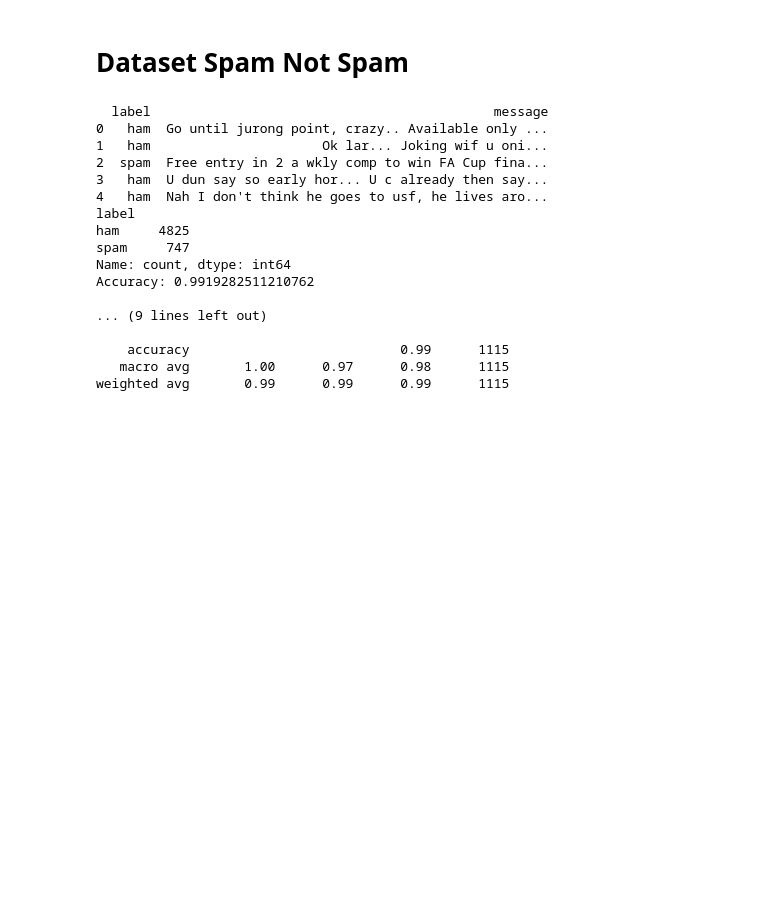
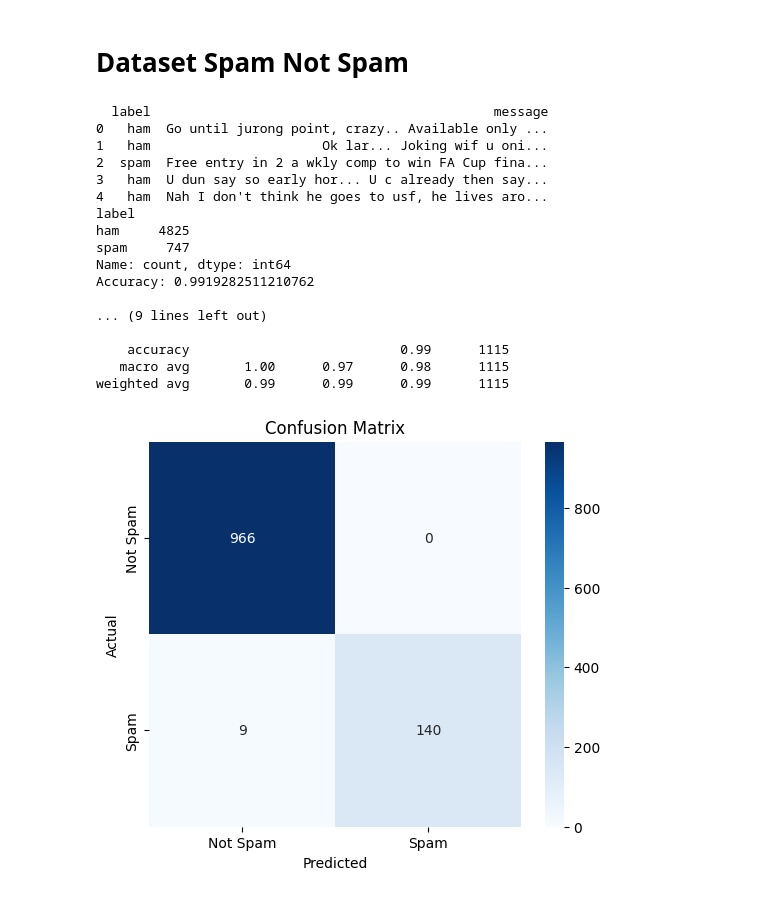
Before and after one commit to MMKAVERAPPA/ML_Lab, a Jupyter notebook: Lab2_14-10-2025/bayes.ipynb, the cells around one changed output. Saved outputs shown, nothing was run; the diff lists cells and outputs as text; code cells hidden in the pictures; blank space fills up the shorter version.

Commit message:
Added graphs to make it better looking

```diff
--- a/Lab2_14-10-2025/bayes.ipynb
+++ b/Lab2_14-10-2025/bayes.ipynb
@@ -151,6 +151,9 @@ from sklearn.model_selection import train_test_split
 from sklearn.feature_extraction.text import CountVectorizer
 from sklearn.naive_bayes import MultinomialNB
 from sklearn.metrics import accuracy_score, confusion_matrix, classification_report
+import matplotlib.pyplot as plt
+import seaborn as sns
+import numpy as np
 
 # Step 1: Load the SMS Spam Collection Dataset
 url = "https://raw.githubusercontent.com/justmarkham/pycon-2016-tutorial/master/data/sms.tsv"
@@ -160,7 +163,7 @@ df = pd.read_csv(url, sep='\t', header=None, names=['label', 'message'])
 print(df.head())
 print(df['label'].value_counts())
 
-# Step 3: Encode labels: 'ham' -> 0, 'spam' -> 1
+# Step 3: Encode labels: 'ham' -> 0 (Not Spam), 'spam' -> 1 (Spam)
 df['label_num'] = df.label.map({'ham': 0, 'spam': 1})
 
 # Step 4: Split into features and target
@@ -176,31 +179,79 @@ X_train_vec = vectorizer.fit_transform(X_train)
 X_test_vec = vectorizer.transform(X_test)
 
 # Step 7: Initialize and train Multinomial Naive Bayes model (good for text data)
 model = MultinomialNB()
 model.fit(X_train_vec, y_train)
 
 # Step 8: Predict on test set
 y_pred = model.predict(X_test_vec)
 
 # Step 9: Evaluate
 print("Accuracy:", accuracy_score(y_test, y_pred))
 print("\nConfusion Matrix:\n", confusion_matrix(y_test, y_pred))
-print("\nClassification Report:\n", classification_report(y_test, y_pred))
+print("\nClassification Report:\n", classification_report(y_test, y_pred, target_names=["Not Spam", "Spam"]))
+
+# Step 10: Plot Confusion Matrix
+cm = confusion_matrix(y_test, y_pred)
+plt.figure(figsize=(6, 5))
+sns.heatmap(cm, annot=True, fmt="d", cmap="Blues", xticklabels=['Not Spam', 'Spam'], yticklabels=['Not Spam', 'Spam'])
+plt.title('Confusion Matrix')
+plt.xlabel('Predicted')
+plt.ylabel('Actual')
+plt.show()
+
+# Step 11: Plot Precision, Recall, F1-Score for each class (Not Spam and Spam)
+report = classification_report(y_test, y_pred, output_dict=True)
+metrics = ['precision', 'recall', 'f1-score']
+
+# Extract values for precision, recall, and f1-score for Not Spam (0) and Spam (1)
+not_spam_metrics = [report['0'][metric] for metric in metrics]  # Not Spam is represented by 0
+spam_metrics = [report['1'][metric] for metric in metrics]  # Spam is represented by 1
+
+# Create bar plots
+x = np.arange(len(metrics))  # position of bars
+width = 0.35  # bar width
+
+fig, ax = plt.subplots(figsize=(8, 6))
+rects1 = ax.bar(x - width/2, not_spam_metrics, width, label='Not Spam')
+rects2 = ax.bar(x + width/2, spam_metrics, width, label='Spam')
+
+# Add some text for labels, title and custom x-axis tick labels, etc.
+ax.set_ylabel('Scores')
+ax.set_title('Precision, Recall, and F1-Score by Class')
+ax.set_xticks(x)
+ax.set_xticklabels(metrics)
+ax.legend()
+
+# Display values on top of the bars
+def add_values(rects):
+    for rect in rects:
+        height = rect.get_height()
+        ax.annotate(f'{height:.2f}',
+                    xy=(rect.get_x() + rect.get_width() / 2, height),
+                    xytext=(0, 3),  # 3 points vertical offset
+                    textcoords="offset points",
+                    ha='center', va='bottom')
+
+add_values(rects1)
+add_values(rects2)
+
+plt.show()
 # %% [output]
   label                                            message
 0   ham  Go until jurong point, crazy.. Available only ...
 1   ham                      Ok lar... Joking wif u oni...
 2  spam  Free entry in 2 a wkly comp to win FA Cup fina...
 3   ham  U dun say so early hor... U c already then say...
 4   ham  Nah I don't think he goes to usf, he lives aro...
 label
 ham     4825
 spam     747
 Name: count, dtype: int64
 Accuracy: 0.9919282511210762
 
 ... (9 lines left out)
 
     accuracy                           0.99      1115
    macro avg       1.00      0.97      0.98      1115
 weighted avg       0.99      0.99      0.99      1115
+[figure, added]
```
Also changed, not shown: parts of 1 cell of this notebook.
